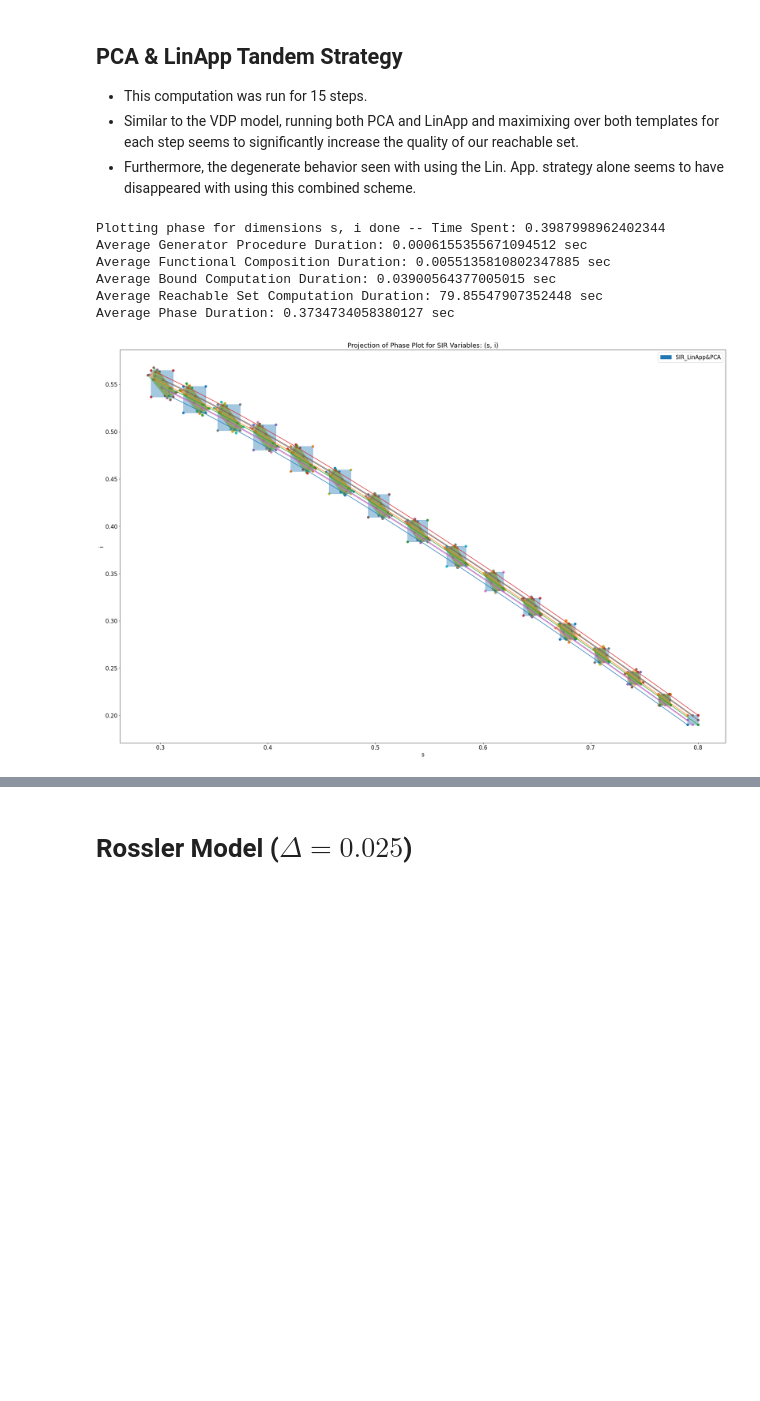
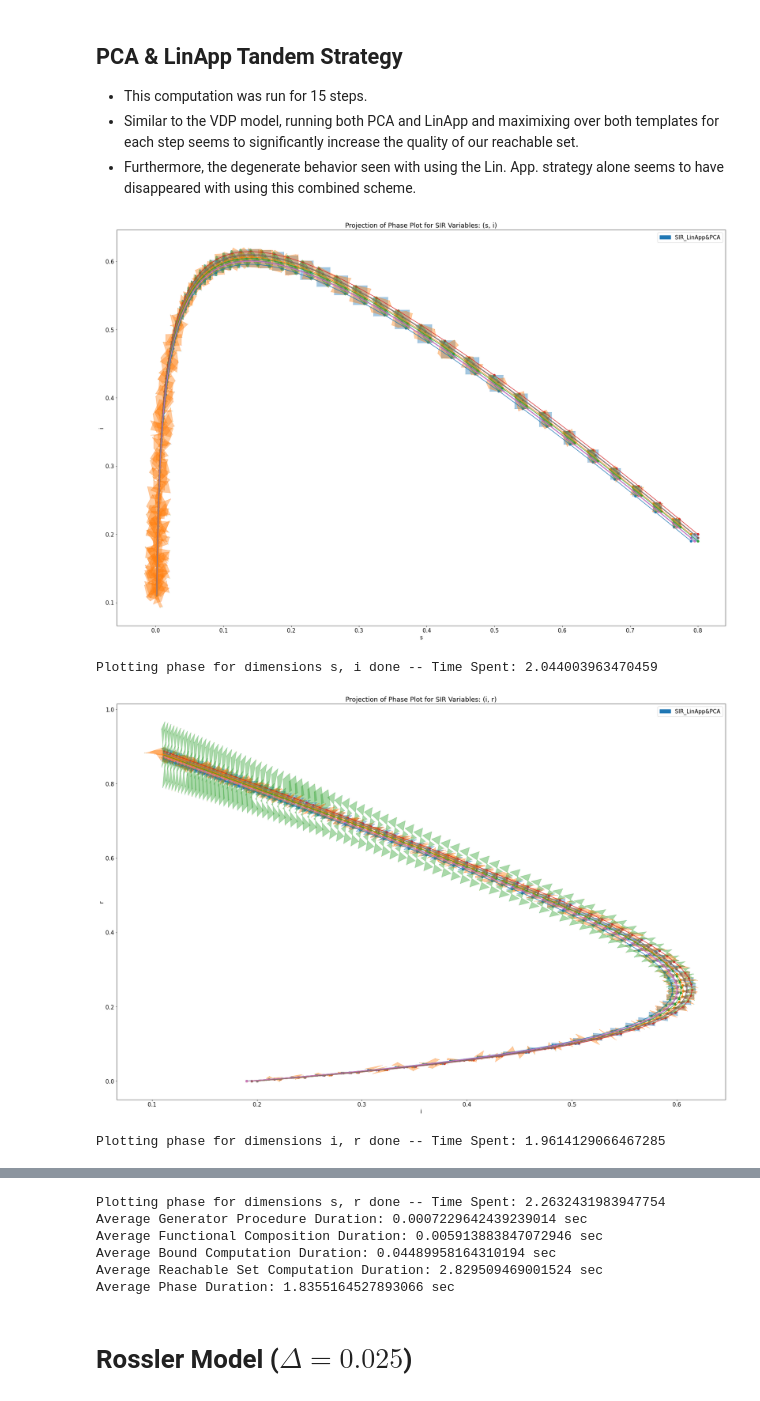
Before and after one commit to Tarheel-Formal-Methods/kaa-dynamic, a Jupyter notebook: pca-linapp-temp-demo.ipynb, the cells around one changed output, grey strips where cells are left out. Drawn from its saved outputs; the diff is of its cells as text; code cells hidden in the pictures; blank space fills up the shorter version.

```diff
--- a/pca-linapp-temp-demo.ipynb
+++ b/pca-linapp-temp-demo.ipynb
@@ -346,35 +376,35 @@ Average Phase Duration: 0.348146915435791 sec
 * Similar to the VDP model, running both PCA and LinApp and maximixing over both templates for each step seems to significantly increase the quality of our reachable set.
 * Furthermore, the degenerate behavior seen with using the Lin. App. strategy alone seems to have disappeared with using this combined scheme.
 # %%
-NUM_STEPS = 15
+NUM_STEPS = 100
 SIR_PCA_ITER_STEPS = 1 #Number of steps between each recomputation of PCA Templates.
 'PCA Strategy Parameters'
 SIR_PCA_TRAJ_STEPS = 1 #Number of steps our sample trajectories should run.
 SIR_PCA_NUM_TRAJ = 100 #Number of sample trajectories we should use for the PCA routine.
 
 sir_pca = SIR_UnitBox(delta=0.5)
 sir_plot = Plot()
 
 points = [[0.79,0.19,0], [0.79, 0.2,0], [0.8,0.19,0], [0.8,0.2,0], [0.79,0.195,0], [0.8,0.195,0], [0.795,0.19,0],  [0.795,0.2,0]]
 trajs = [Traj(sir_pca, point, NUM_STEPS) for point in points]
 
 pca_strat = PCALinStrat(sir_pca, traj_steps=SIR_PCA_TRAJ_STEPS, num_trajs=SIR_PCA_NUM_TRAJ, iter_steps=SIR_PCA_ITER_STEPS)
 
 sir_pca_reach = ReachSet(sir_pca)
 sir_flow_pca = sir_pca_reach.computeReachSet(NUM_STEPS, tempstrat=pca_strat)
 sir_plot.add(sir_flow_pca, "SIR_LinApp&PCA")
 
 'Add trajectories'
 for traj in trajs:
     sir_plot.add(traj)
 
 sir_plot.plot2DPhase(0,1,separate=True, plotvertices=True)
+sir_plot.plot2DPhase(1,2,separate=True, plotvertices=True)
+sir_plot.plot2DPhase(0,2,separate=True, plotvertices=True)
+
 Timer.generate_stats()
 # %% [output]
+[figure, new version]
-Plotting phase for dimensions s, i done -- Time Spent: 0.3987998962402344
-Average Generator Procedure Duration: 0.0006155355671094512 sec
-Average Functional Composition Duration: 0.0055135810802347885 sec
-Average Bound Computation Duration: 0.03900564377005015 sec
-Average Reachable Set Computation Duration: 79.85547907352448 sec
-Average Phase Duration: 0.3734734058380127 sec
+Plotting phase for dimensions s, i done -- Time Spent: 2.044003963470459
-[figure, old version]
+[figure, added]
+Plotting phase for dimensions i, r done -- Time Spent: 1.9614129066467285
@@ -381,3 +412,9 @@ Average Phase Duration: 0.3734734058380127 sec
+Plotting phase for dimensions s, r done -- Time Spent: 2.2632431983947754
+Average Generator Procedure Duration: 0.0007229642439239014 sec
+Average Functional Composition Duration: 0.005913883847072946 sec
+Average Bound Computation Duration: 0.04489958164310194 sec
+Average Reachable Set Computation Duration: 2.829509469001524 sec
+Average Phase Duration: 1.8355164527893066 sec
 # %% [markdown]
 # Rossler Model ($\Delta = 0.025$)
 # %% [markdown]
```
Also changed, not shown: parts of 10 cells of this notebook, 5 other files.
